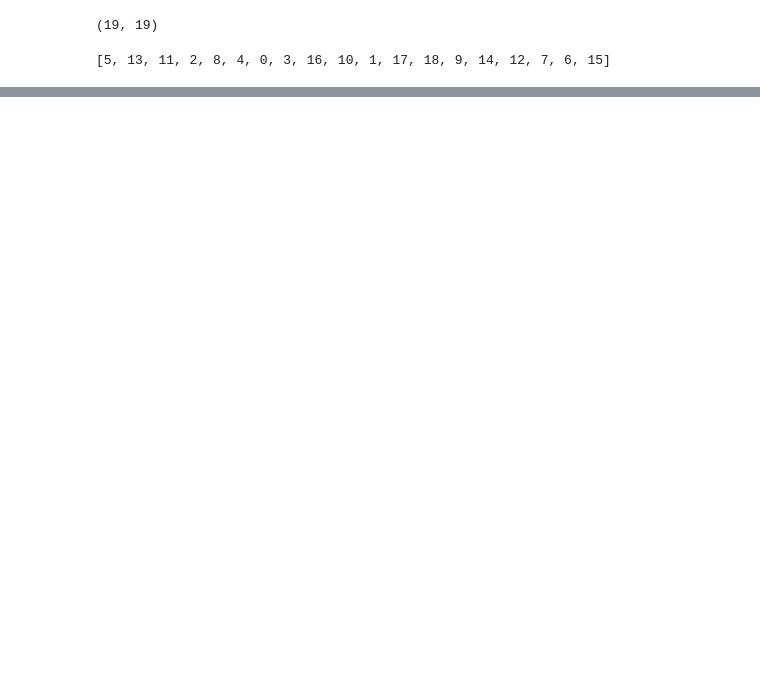
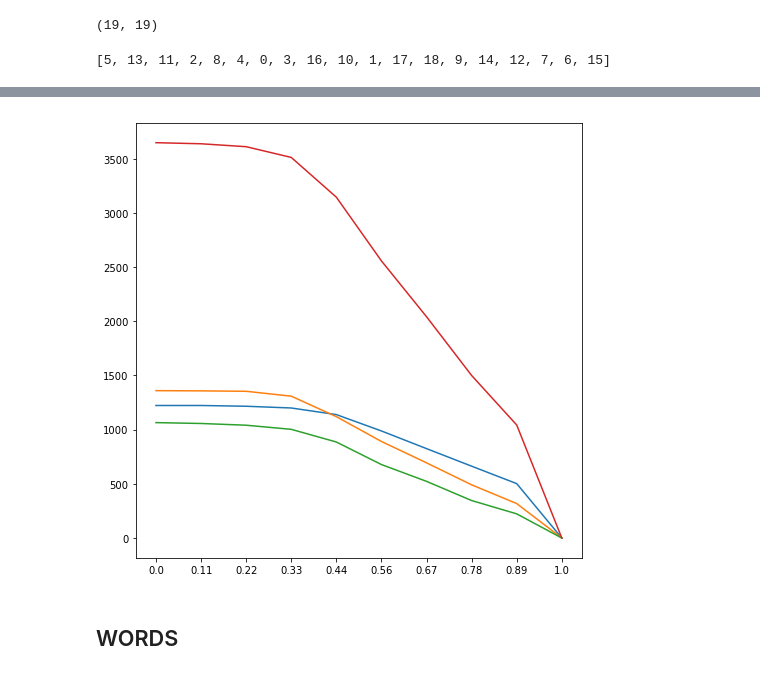
Before and after one commit to AVBelyy/Rysearch, a Jupyter notebook: experiments/Generate topics arrangement.ipynb, the cells around one changed output, grey strips where cells are left out. Drawn from its saved outputs; the diff is of its cells as text; code cells hidden in the pictures; blank space fills up the shorter version.

Commit message:
(in the middle of) generate dataset for tech-hum classification task

```diff
--- a/experiments/Generate topics arrangement.ipynb
+++ b/experiments/Generate topics arrangement.ipynb
@@ -34,0 +44,11 @@ solution
+# %%
+model = []
+with open("../server/hartm.mdl", "rb") as file:
+    model = pickle.load(file)
+# %%
+TOP_N_WORDS = 10
+phi0 = model["phi_0"]
+phi0_topic_columns = list(filter(lambda t: t.startswith("topic_"), phi0.columns))
+phi0 = phi0[phi0_topic_columns]
+theta = model["theta"]
+model.keys()
@@ -34,0 +80,28 @@ solution
+# %%
+tech_topics = theta0.index[[5,11,13,15]]
+hum_topics = theta0.index[[0,3,4,6,8,12]]
+natural_topics = theta0.index[[1,10,16,17,18]]
+# %%
+import re
+theta0 = theta.loc[list(filter(lambda t: re.match("level_0_topic_*", t), theta.index))]
+
+theta_tech = theta0.loc[tech_topics, :]
+theta_hum = theta0.loc[hum_topics, :]
+theta_natural = theta0.loc[natural_topics, :]
+# %%
+def docs_num_by_threshold(thresold):
+    nearest_topic_for_doc = theta0[theta0 > thresold].idxmax().dropna()
+    tech_docs = [doc for doc in nearest_topic_for_doc.index if nearest_topic_for_doc[doc] in tech_topics]
+    hum_docs = [doc for doc in nearest_topic_for_doc.index if nearest_topic_for_doc[doc] in hum_topics]
+    natural_docs = [doc for doc in nearest_topic_for_doc.index if nearest_topic_for_doc[doc] in natural_topics]
+    return len(tech_docs), len(hym_docs), len(natural_docs)
+
+plt.figure(figsize=(8, 8))
+for pl in array([docs_num_by_threshold(tr) for tr in linspace(0, 1, 10)]).T:
+    plt.plot(pl)
+
+plt.plot(t[0]+t[1]+t[2])
+plt.xticks(range(10), linspace(0, 1, 10).round(2))
+plt.show()
+# %% [output]
+[figure, added]
@@ -34,0 +117,2 @@ solution
+# %% [markdown]
+## WORDS
```
Also changed, not shown: parts of 10 cells of this notebook.
